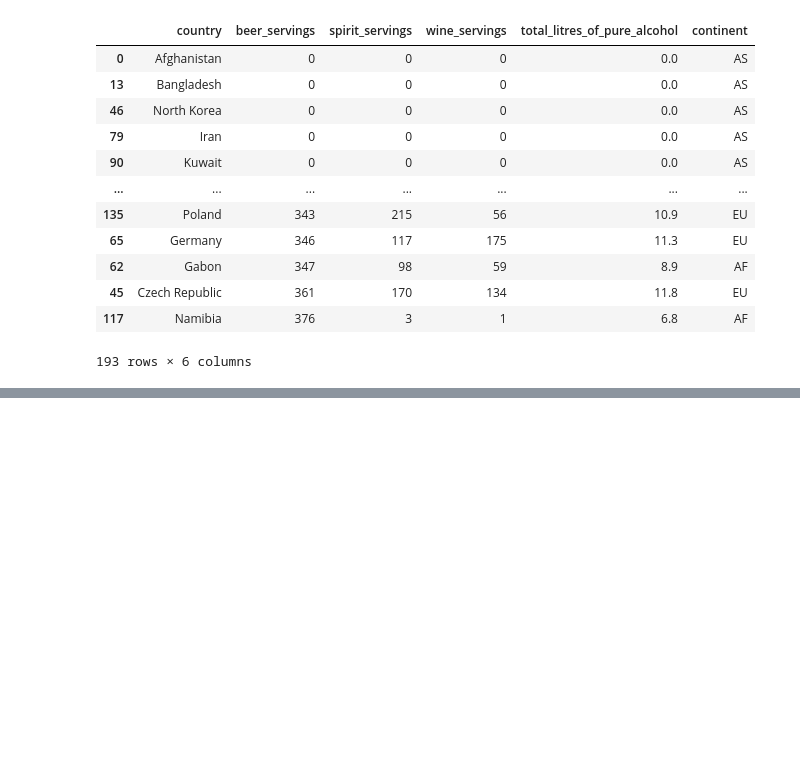
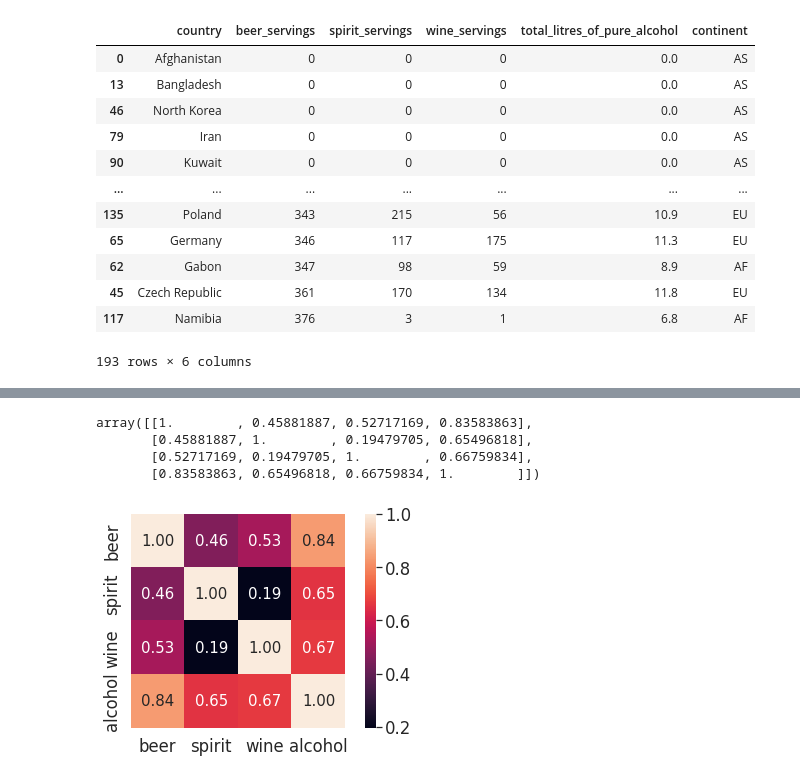
Before and after one commit to Robinkim0125/-Sparta-, a Jupyter notebook: 주류데이터분석.ipynb, the cells around one changed output, grey strips where cells are left out. Cells and saved outputs as stored; diff of their text form; code cells hidden in the pictures; blank space fills up the shorter version.

```diff
--- a/주류데이터분석.ipynb
+++ b/주류데이터분석.ipynb
@@ -393,0 +464,4 @@ drink_df.sort_values(['beer_servings','wine_servings'])
+# %%
+cols=['beer_servings','spirit_servings','wine_servings', 'total_litres_of_pure_alcohol']
+corr = drink_df[cols].corr(method ='pearson')
+corr
@@ -393,0 +474,26 @@ drink_df.sort_values(['beer_servings','wine_servings'])
+# %%
+corr.values
+# %% [output]
+array([[1.        , 0.45881887, 0.52717169, 0.83583863],
+       [0.45881887, 1.        , 0.19479705, 0.65496818],
+       [0.52717169, 0.19479705, 1.        , 0.66759834],
+       [0.83583863, 0.65496818, 0.66759834, 1.        ]])
+# %%
+column_name = ['beer', 'spirit','wine','alcohol']
+# %%
+# 레이블의 폰트 사이즈를 조정
+sns.set(font_scale=1.5)
+
+hm = sns.heatmap(corr.values, # 상관계수 데이터
+            cbar=True,
+            annot=True,
+            square=True,
+            fmt='.2f',
+            annot_kws={'size': 15},
+            yticklabels=column_name,
+            xticklabels=column_name)
+
+plt.tight_layout()
+plt.show()
+# %% [output]
+[figure, added]
```
Also changed, not shown: parts of 36 cells of this notebook.
